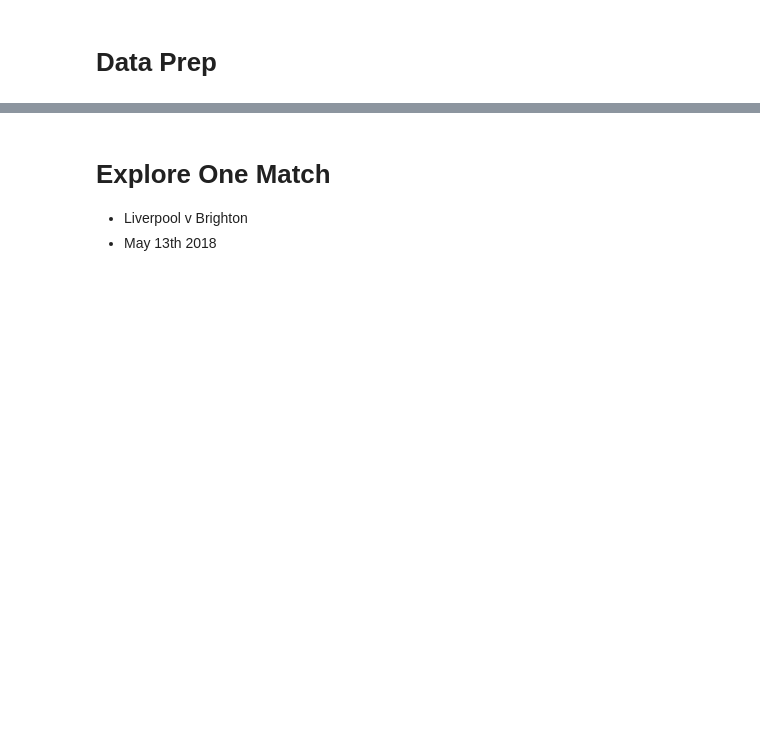
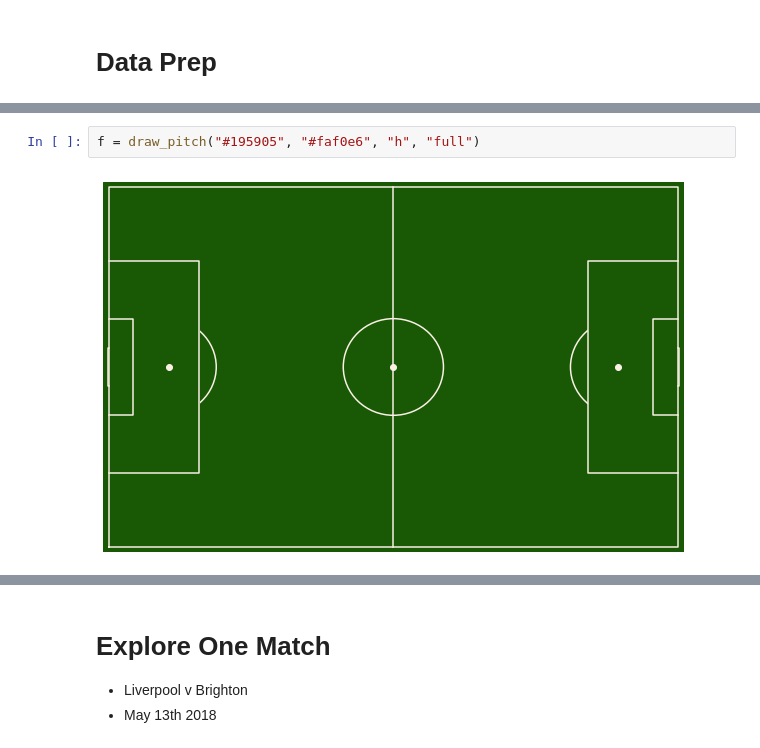
Before and after one commit to AndrewWalker251/football_analytics, a Jupyter notebook: Data Exploration.ipynb, the cells around one changed output, grey strips where cells are left out. Cells and saved outputs as stored; diff of their text form; blank space fills up the shorter version.

```diff
--- a/Data Exploration.ipynb
+++ b/Data Exploration.ipynb
@@ -26,0 +77,4 @@ df_players = df_players[['shortName','code3','wyId','birthDate','height','weight
+# %%
+f = draw_pitch("#195905", "#faf0e6", "h", "full")
+# %% [output]
+[figure, added]
```
Also changed, not shown: parts of 17 cells of this notebook, 2 other files.
